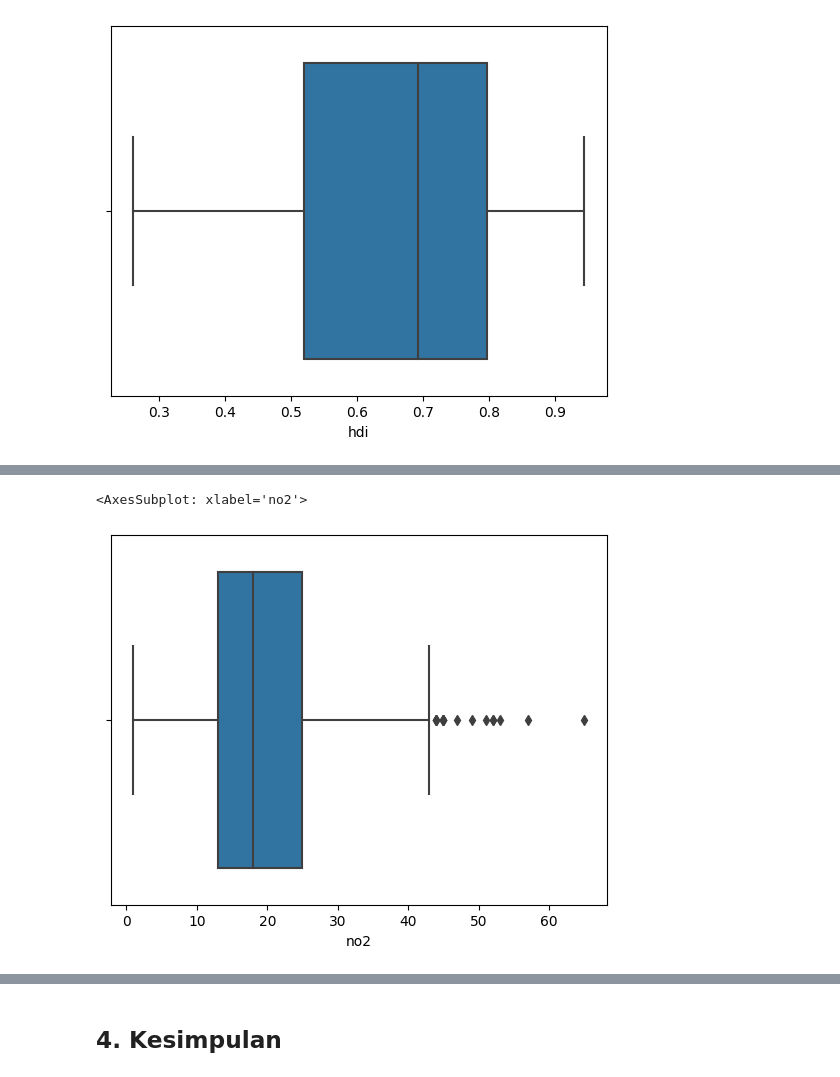
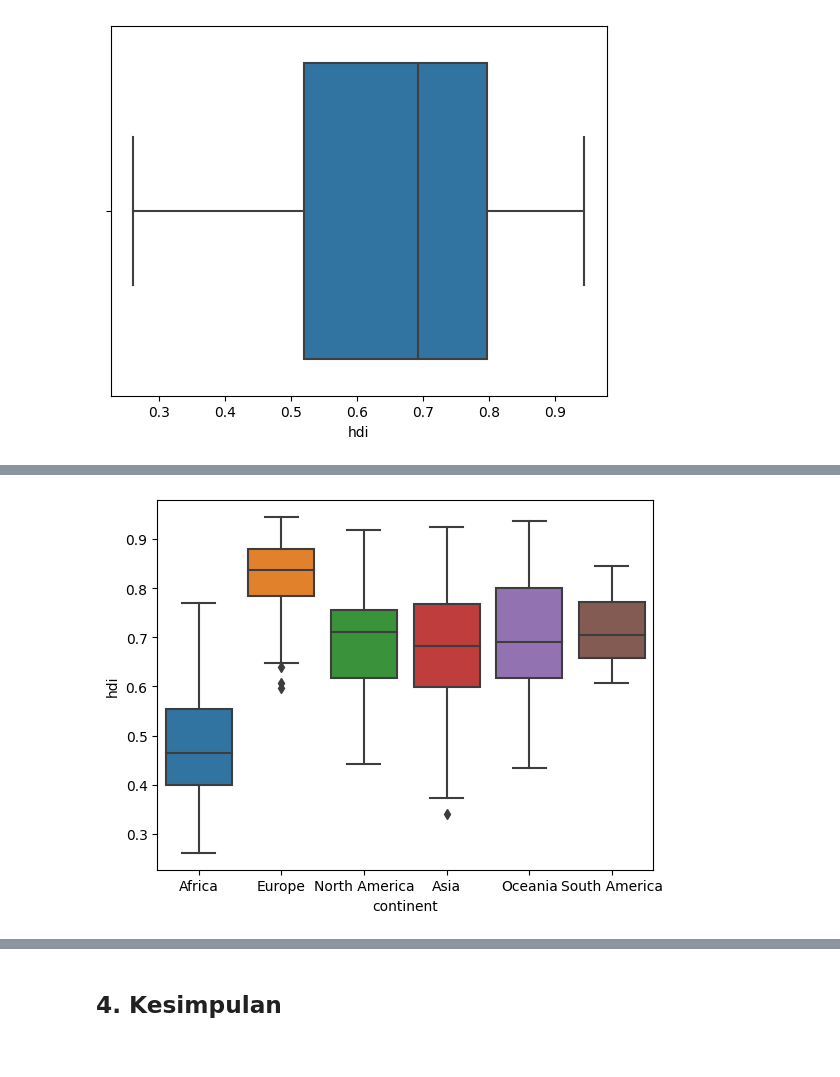
Before and after one commit to elfarahma/ml_process, a Jupyter notebook: eda.ipynb, the cells around one changed output, grey strips where cells are left out. Cells and saved outputs as stored; diff of their text form; code cells hidden in the pictures.

```diff
--- a/eda.ipynb
+++ b/eda.ipynb
@@ -308,5 +347,0 @@ sns.boxplot(data = dataset, x = "o3")
-# %%
-sns.boxplot(data = dataset, x = "no2")
-# %% [output]
-<AxesSubplot: xlabel='no2'>
-[figure, removed]
@@ -312,0 +351,7 @@ sns.boxplot(data = dataset, x = "no2")
+# %%
+#boxplot continent vs HDI
+sns.boxplot(x='continent', y='hdi', data=dataset, )
+
+plt.show()
+# %% [output]
+[figure, added]
```
Also changed, not shown: parts of 22 cells of this notebook, 8 other files.
